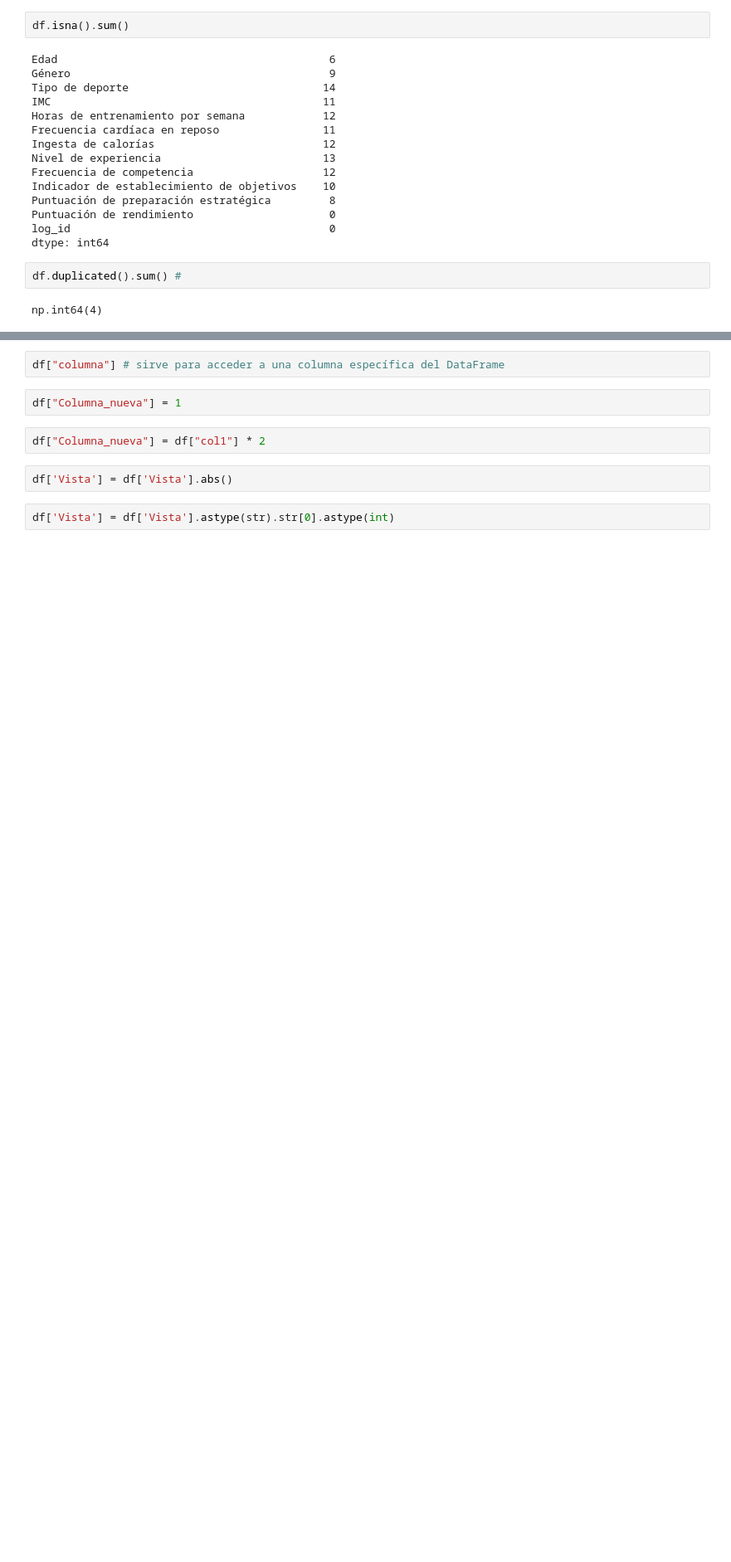
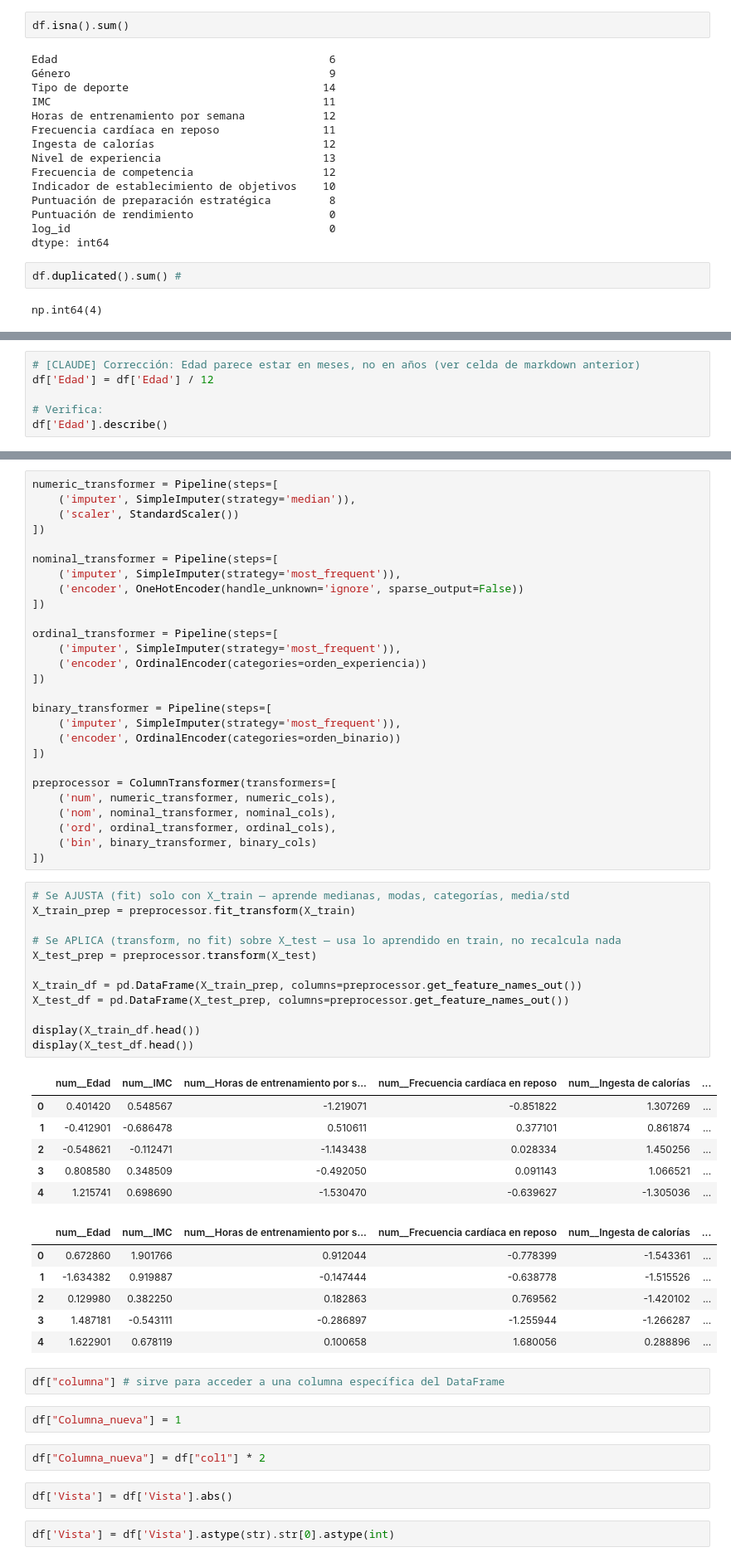
Before and after one commit to julianramosss04/MaterialDeClase-ISIS-2611, a Jupyter notebook: 202620/Parcial 1 - Práctico/plantilla_parcial1_practica.ipynb, the cells around one changed output, grey strips where cells are left out. Shown at 83% size. Cells and saved outputs as stored; diff of their text form; blank space fills up the shorter version.

```diff
--- a/202620/Parcial 1 - Práctico/plantilla_parcial1_practica.ipynb
+++ b/202620/Parcial 1 - Práctico/plantilla_parcial1_practica.ipynb
@@ -147,0 +244,6 @@ df.fillna(df['col2'].median(), inplace=True) # rellenar valores nulos en la colu
+# %%
+# [CLAUDE] Corrección: Edad parece estar en meses, no en años (ver celda de markdown anterior)
+df['Edad'] = df['Edad'] / 12
+
+# Verifica:
+df['Edad'].describe()
@@ -148,3 +277,55 @@ df.fillna(df['col2'].median(), inplace=True) # rellenar valores nulos en la colu
+# %%
+numeric_transformer = Pipeline(steps=[
+    ('imputer', SimpleImputer(strategy='median')),
+    ('scaler', StandardScaler())
+])
+
+nominal_transformer = Pipeline(steps=[
+    ('imputer', SimpleImputer(strategy='most_frequent')),
+    ('encoder', OneHotEncoder(handle_unknown='ignore', sparse_output=False))
+])
+
+ordinal_transformer = Pipeline(steps=[
+    ('imputer', SimpleImputer(strategy='most_frequent')),
+    ('encoder', OrdinalEncoder(categories=orden_experiencia))
+])
+
+binary_transformer = Pipeline(steps=[
+    ('imputer', SimpleImputer(strategy='most_frequent')),
+    ('encoder', OrdinalEncoder(categories=orden_binario))
+])
+
+preprocessor = ColumnTransformer(transformers=[
+    ('num', numeric_transformer, numeric_cols),
+    ('nom', nominal_transformer, nominal_cols),
+    ('ord', ordinal_transformer, ordinal_cols),
+    ('bin', binary_transformer, binary_cols)
+])
+# %%
+# Se AJUSTA (fit) solo con X_train — aprende medianas, modas, categorías, media/std
+X_train_prep = preprocessor.fit_transform(X_train)
+
+# Se APLICA (transform, no fit) sobre X_test — usa lo aprendido en train, no recalcula nada
+X_test_prep = preprocessor.transform(X_test)
+
+X_train_df = pd.DataFrame(X_train_prep, columns=preprocessor.get_feature_names_out())
+X_test_df = pd.DataFrame(X_test_prep, columns=preprocessor.get_feature_names_out())
+
+display(X_train_df.head())
+display(X_test_df.head())
+# %% [output]
+|  | num__Edad | num__IMC | num__Horas de entrenamiento por s... | num__Frecuencia cardíaca en reposo | num__Ingesta de calorías | ... |
+| 0 | 0.401420 | 0.548567 | -1.219071 | -0.851822 | 1.307269 | ... |
+| 1 | -0.412901 | -0.686478 | 0.510611 | 0.377101 | 0.861874 | ... |
+| 2 | -0.548621 | -0.112471 | -1.143438 | 0.028334 | 1.450256 | ... |
+| 3 | 0.808580 | 0.348509 | -0.492050 | 0.091143 | 1.066521 | ... |
+| 4 | 1.215741 | 0.698690 | -1.530470 | -0.639627 | -1.305036 | ... |
+|  | num__Edad | num__IMC | num__Horas de entrenamiento por s... | num__Frecuencia cardíaca en reposo | num__Ingesta de calorías | ... |
+| 0 | 0.672860 | 1.901766 | 0.912044 | -0.778399 | -1.543361 | ... |
+| 1 | -1.634382 | 0.919887 | -0.147444 | -0.638778 | -1.515526 | ... |
+| 2 | 0.129980 | 0.382250 | 0.182863 | 0.769562 | -1.420102 | ... |
+| 3 | 1.487181 | -0.543111 | -0.286897 | -1.255944 | -1.266287 | ... |
+| 4 | 1.622901 | 0.678119 | 0.100658 | 1.680056 | 0.288896 | ... |
 # %%
 df["columna"] # sirve para acceder a una columna específica del DataFrame
 # %%
```
Also changed, not shown: parts of 20 cells of this notebook.
